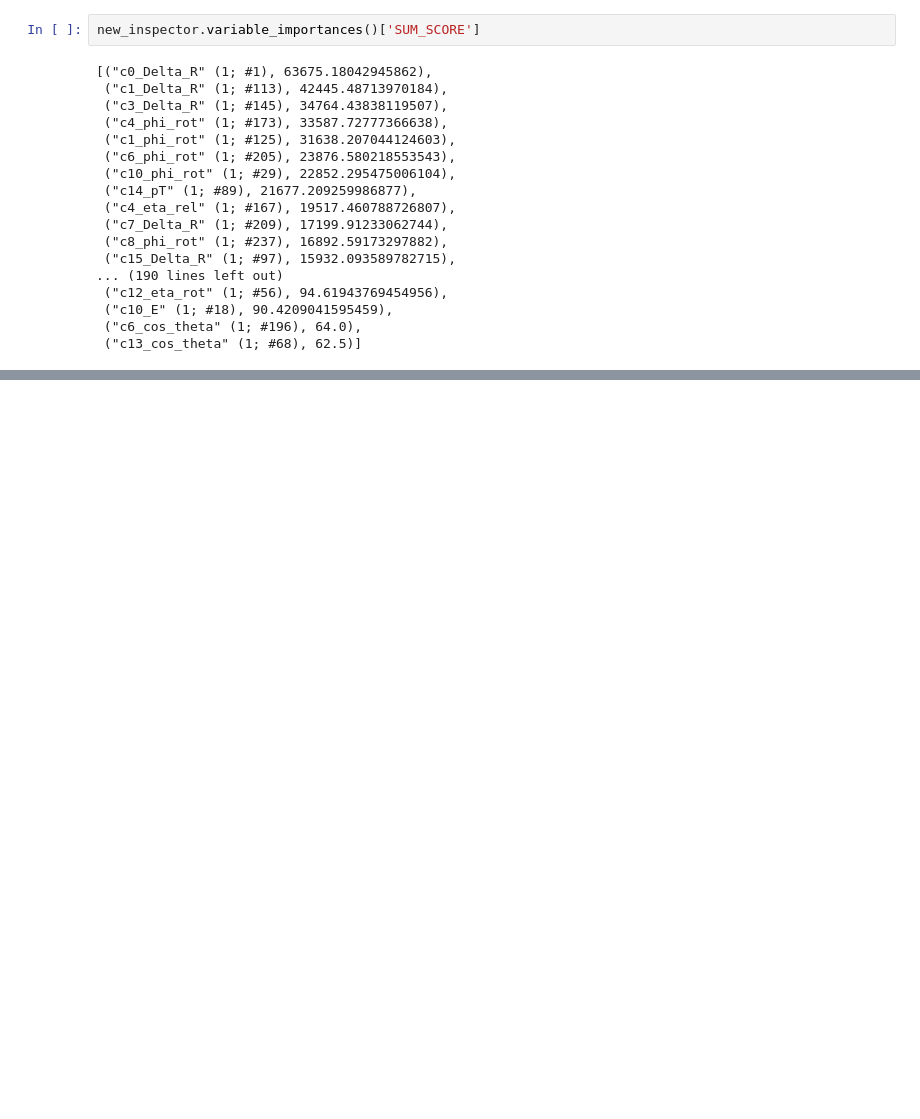
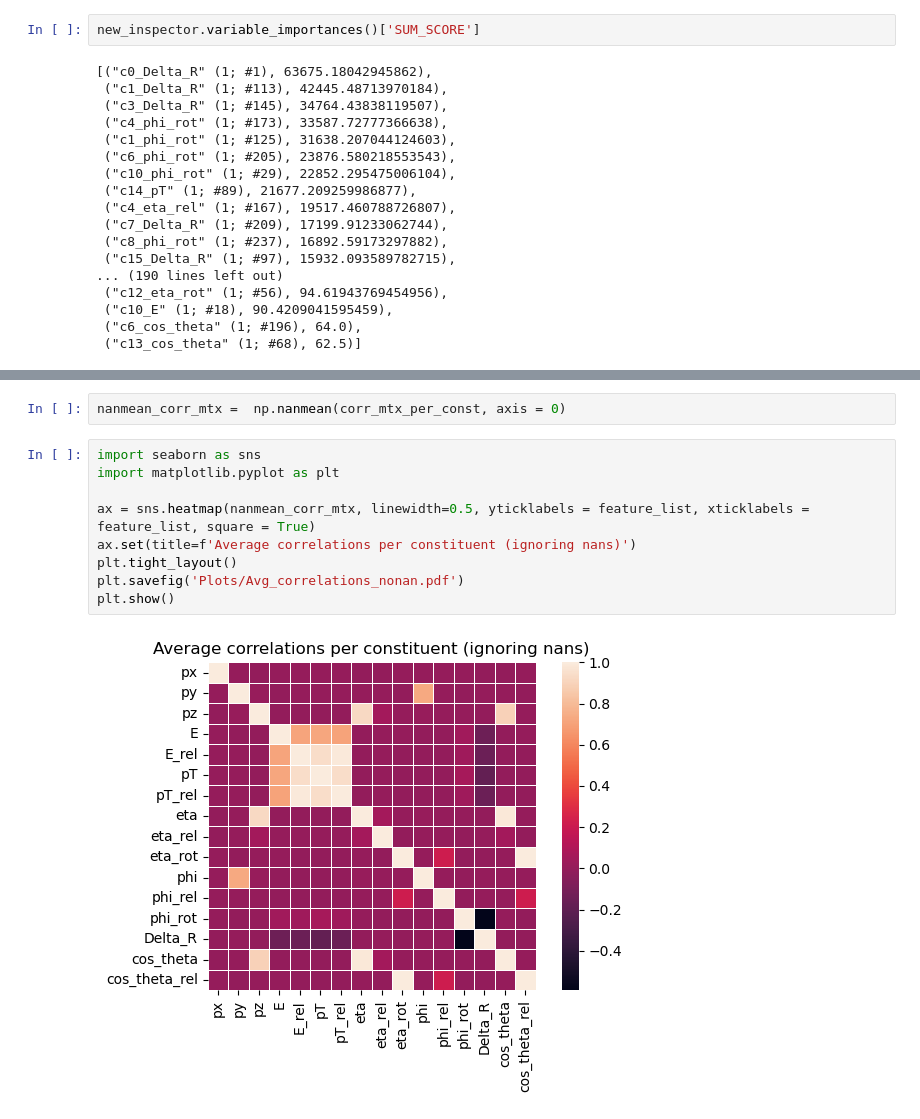
Before and after one commit to andygoliver/Masters_BDT, a Jupyter notebook: plot_feature_importance.ipynb, the cells around one changed output, grey strips where cells are left out. Saved outputs shown, nothing was run; the diff lists cells and outputs as text; blank space fills up the shorter version.

```diff
--- a/plot_feature_importance.ipynb
+++ b/plot_feature_importance.ipynb
@@ -390,0 +469,13 @@ new_inspector.variable_importances()['SUM_SCORE']
+# %%
+nanmean_corr_mtx =  np.nanmean(corr_mtx_per_const, axis = 0)
+# %%
+import seaborn as sns
+import matplotlib.pyplot as plt
+
+ax = sns.heatmap(nanmean_corr_mtx, linewidth=0.5, yticklabels = feature_list, xticklabels = feature_list, square = True)
+ax.set(title=f'Average correlations per constituent (ignoring nans)')
+plt.tight_layout()
+plt.savefig('Plots/Avg_correlations_nonan.pdf')
+plt.show()
+# %% [output]
+[figure, added]
```
Also changed, not shown: parts of 17 cells of this notebook, 1 other file.
